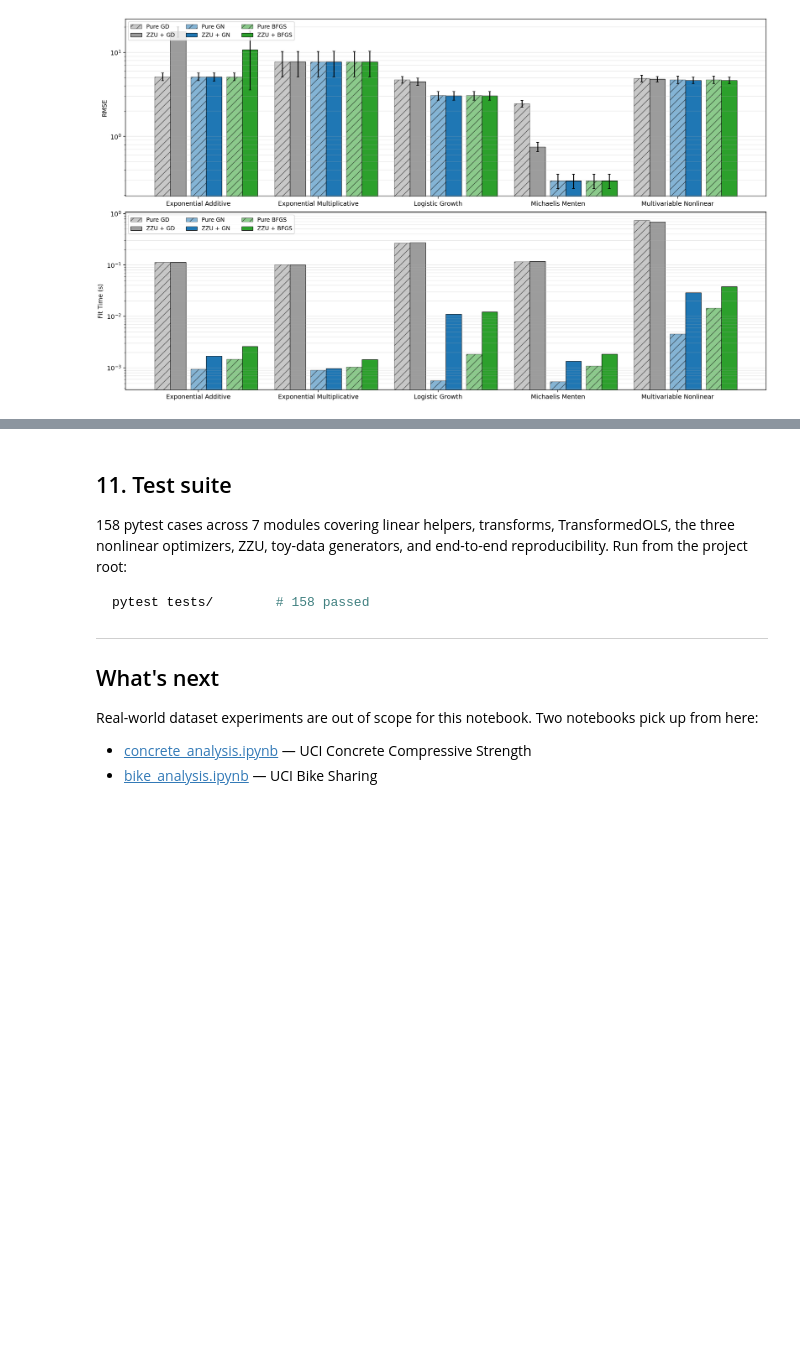
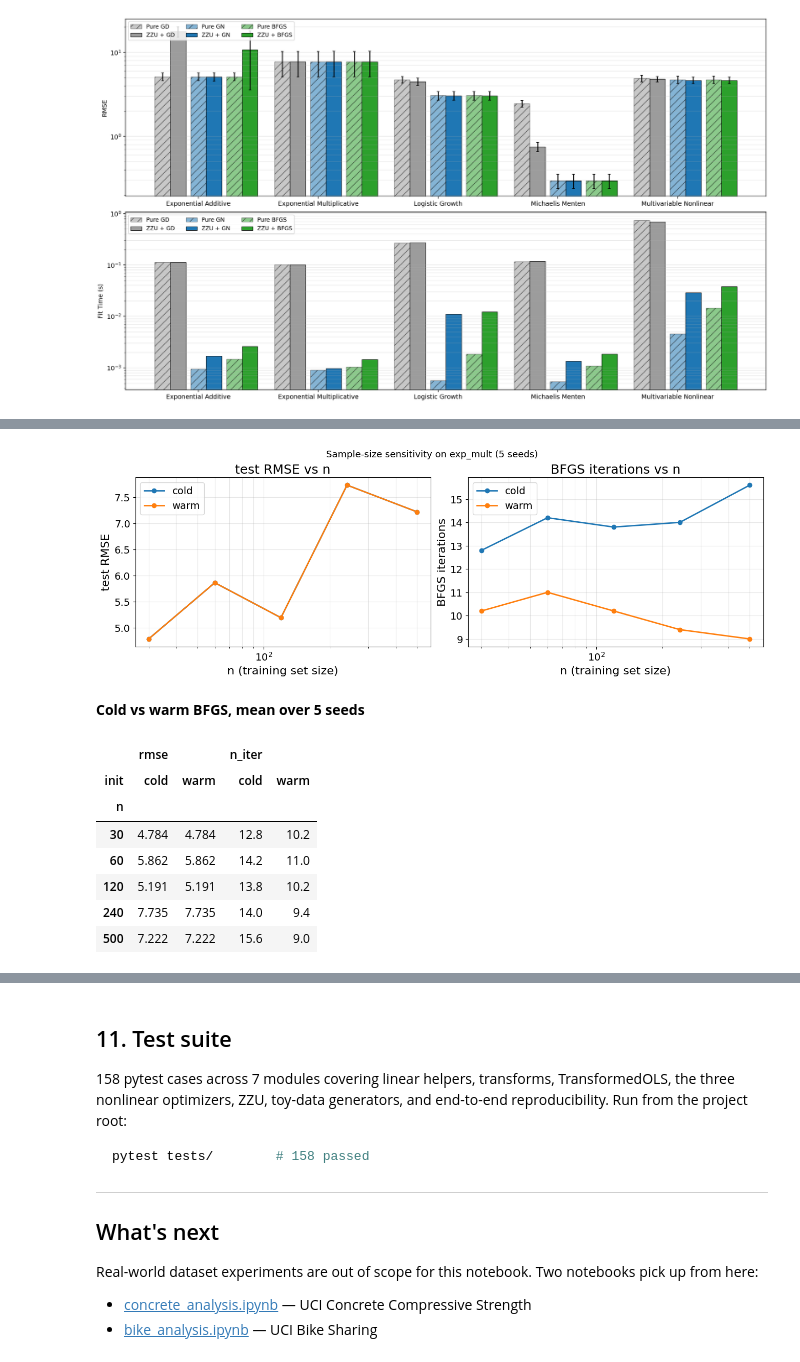
Before and after one commit to ardauzunoglu/zzu-transformations, a Jupyter notebook: pipeline_walkthrough.ipynb, the cells around one changed output, grey strips where cells are left out. Drawn from its saved outputs; the diff is of its cells as text; code cells hidden in the pictures; blank space fills up the shorter version.

```diff
--- a/pipeline_walkthrough.ipynb
+++ b/pipeline_walkthrough.ipynb
@@ -429,0 +664,58 @@ Elapsed: 28.2s
+# %%
+import warnings
+warnings.filterwarnings("ignore", category=RuntimeWarning)
+
+SIZES = [30, 60, 120, 240, 500]
+N_SEEDS_N = 5
+
+def _bfgs_pair_at_n(n, seed):
+    bundle = td.make_exponential_multiplicative(n=n, seed=300 + seed)
+    X, y = bundle.X.values, bundle.y.values
+    X_tr, X_te, y_tr, y_te = ta.train_test_split_arrays(X, y, test_size=0.2, seed=seed)
+
+    model_fn = lambda X, t: t[0] * np.exp(t[1] * X[:, 0])
+    cold = np.array([max(float(np.min(np.maximum(y_tr, 1e-3))), 1e-3), 0.1])
+    screen = ta.TransformedOLS(transform="log", use_smearing=True).fit(X_tr, y_tr)
+    warm = np.array([float(np.exp(screen.beta_[0])), float(screen.beta_[1])])
+
+    out = {}
+    for label, init in [("cold", cold), ("warm", warm)]:
+        reg = ta.BFGSRegressor(model_fn=model_fn).fit(X_tr, y_tr, init)
+        out[label] = (
+            ta.regression_metrics(y_te, reg.predict(X_te))["rmse"],
+            reg.n_iter_,
+        )
+    return out
+
+rows = []
+for n in SIZES:
+    for s in range(N_SEEDS_N):
+        out = _bfgs_pair_at_n(n, s)
+        for label, (rmse, n_iter) in out.items():
+            rows.append({"n": n, "seed": s, "init": label, "rmse": rmse, "n_iter": n_iter})
+df = pd.DataFrame(rows).groupby(["n","init"])[["rmse","n_iter"]].mean().reset_index()
+
+fig, axes = plt.subplots(1, 2, figsize=(13, 4.5), constrained_layout=True)
+for ax, col, ylabel in [(axes[0], "rmse", "test RMSE"), (axes[1], "n_iter", "BFGS iterations")]:
+    pivot = df.pivot(index="n", columns="init", values=col)
+    for label in ["cold", "warm"]:
+        ax.plot(pivot.index, pivot[label], "o-", lw=2, label=label)
+    ax.set_xscale("log"); ax.set_xlabel("n (training set size)")
+    ax.set_ylabel(ylabel); ax.set_title(f"{ylabel} vs n")
+    ax.legend(); ax.grid(alpha=0.3, which="both")
+fig.suptitle("Sample-size sensitivity on exp_mult (5 seeds)", fontsize=13)
+display(fig); plt.close(fig)
+
+display(Markdown("**Cold vs warm BFGS, mean over 5 seeds**"))
+display(df.pivot(index="n", columns="init", values=["rmse","n_iter"]).round(3))
+# %% [output]
+[figure, added]
+**Cold vs warm BFGS, mean over 5 seeds**
+|  | rmse |  | n_iter |  |
+| init | cold | warm | cold | warm |
+| n |  |  |  |  |
+| 30 | 4.784 | 4.784 | 12.8 | 10.2 |
+| 60 | 5.862 | 5.862 | 14.2 | 11.0 |
+| 120 | 5.191 | 5.191 | 13.8 | 10.2 |
+| 240 | 7.735 | 7.735 | 14.0 | 9.4 |
+| 500 | 7.222 | 7.222 | 15.6 | 9.0 |
```
Also changed, not shown: parts of 13 cells of this notebook, 1 other file.
